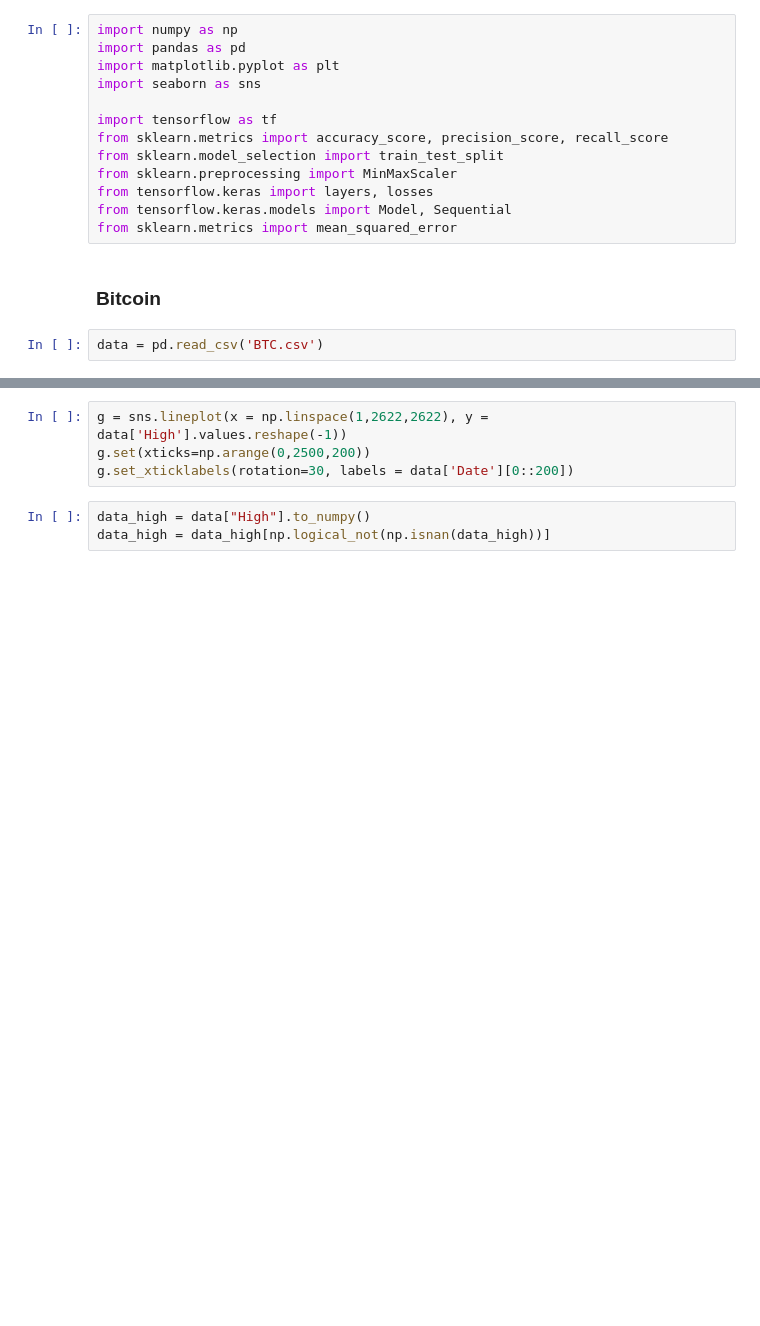
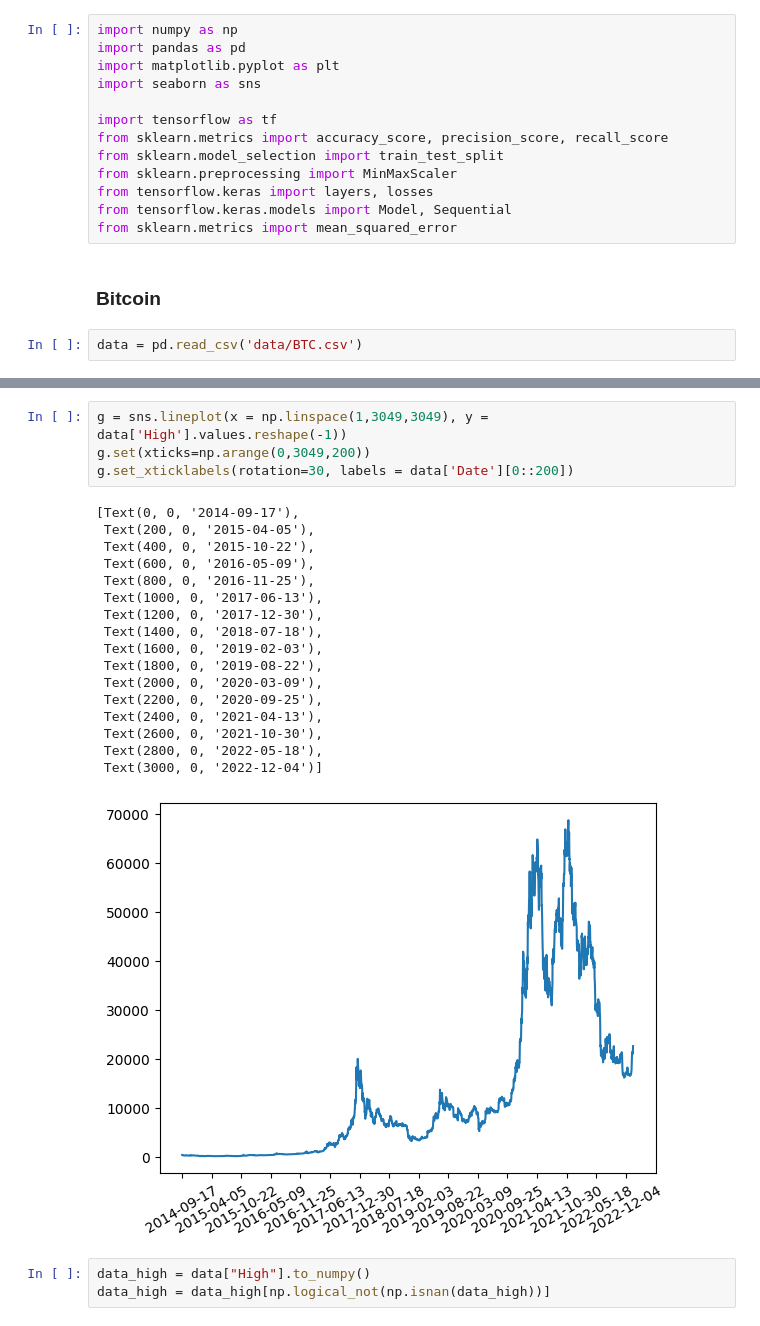
Before and after one commit to celdond/Crypto-Prediction-Set, a Jupyter notebook: bitcoin.ipynb, the cells around one changed output, grey strips where cells are left out. Cells and saved outputs as stored; diff of their text form; blank space fills up the shorter version.

Commit message:
data visualization included

```diff
--- a/bitcoin.ipynb
+++ b/bitcoin.ipynb
@@ -14,4 +14,4 @@ from sklearn.metrics import mean_squared_error
 # %% [markdown]
 ### Bitcoin
 # %%
-data = pd.read_csv('BTC.csv')
+data = pd.read_csv('data/BTC.csv')
@@ -18,7 +30,25 @@ data = pd.read_csv('BTC.csv')
 # %%
-g = sns.lineplot(x = np.linspace(1,2622,2622), y = data['High'].values.reshape(-1))
-g.set(xticks=np.arange(0,2500,200))
+g = sns.lineplot(x = np.linspace(1,3049,3049), y = data['High'].values.reshape(-1))
+g.set(xticks=np.arange(0,3049,200))
 g.set_xticklabels(rotation=30, labels = data['Date'][0::200])
+# %% [output]
+[Text(0, 0, '2014-09-17'),
+ Text(200, 0, '2015-04-05'),
+ Text(400, 0, '2015-10-22'),
+ Text(600, 0, '2016-05-09'),
+ Text(800, 0, '2016-11-25'),
+ Text(1000, 0, '2017-06-13'),
+ Text(1200, 0, '2017-12-30'),
+ Text(1400, 0, '2018-07-18'),
+ Text(1600, 0, '2019-02-03'),
+ Text(1800, 0, '2019-08-22'),
+ Text(2000, 0, '2020-03-09'),
+ Text(2200, 0, '2020-09-25'),
+ Text(2400, 0, '2021-04-13'),
+ Text(2600, 0, '2021-10-30'),
+ Text(2800, 0, '2022-05-18'),
+ Text(3000, 0, '2022-12-04')]
+[figure, added]
 # %%
 data_high = data["High"].to_numpy()
 data_high = data_high[np.logical_not(np.isnan(data_high))]
```
Also changed, not shown: parts of 1 cell of this notebook.
